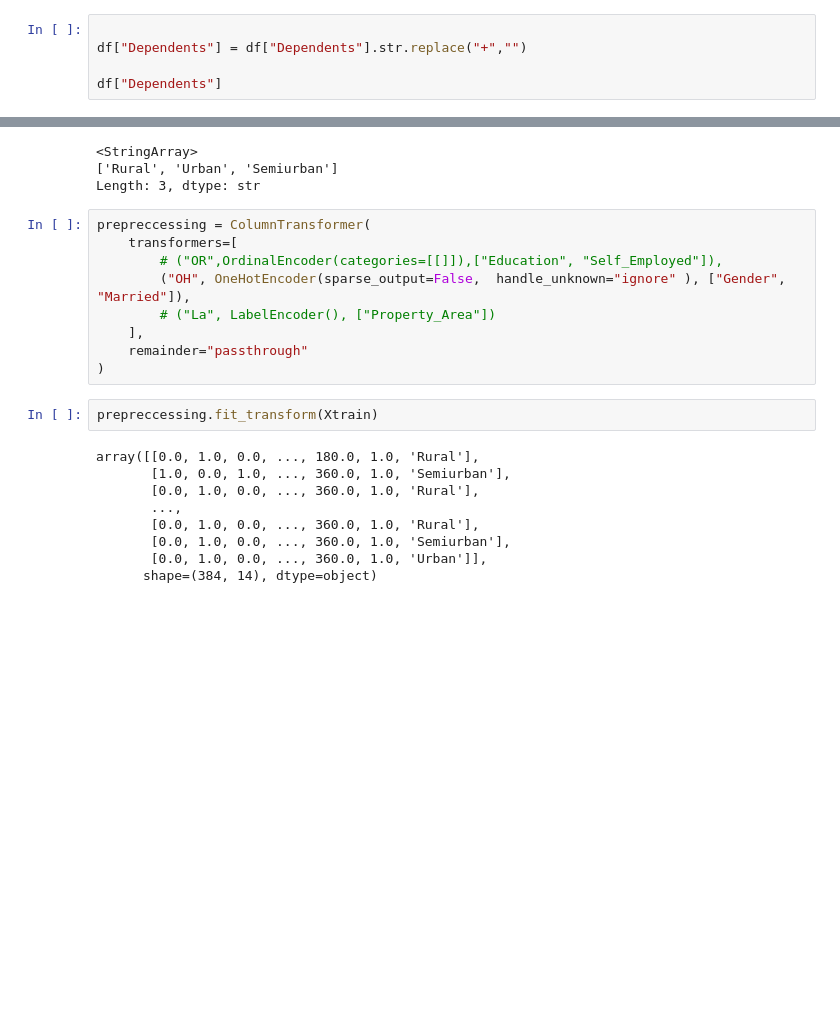
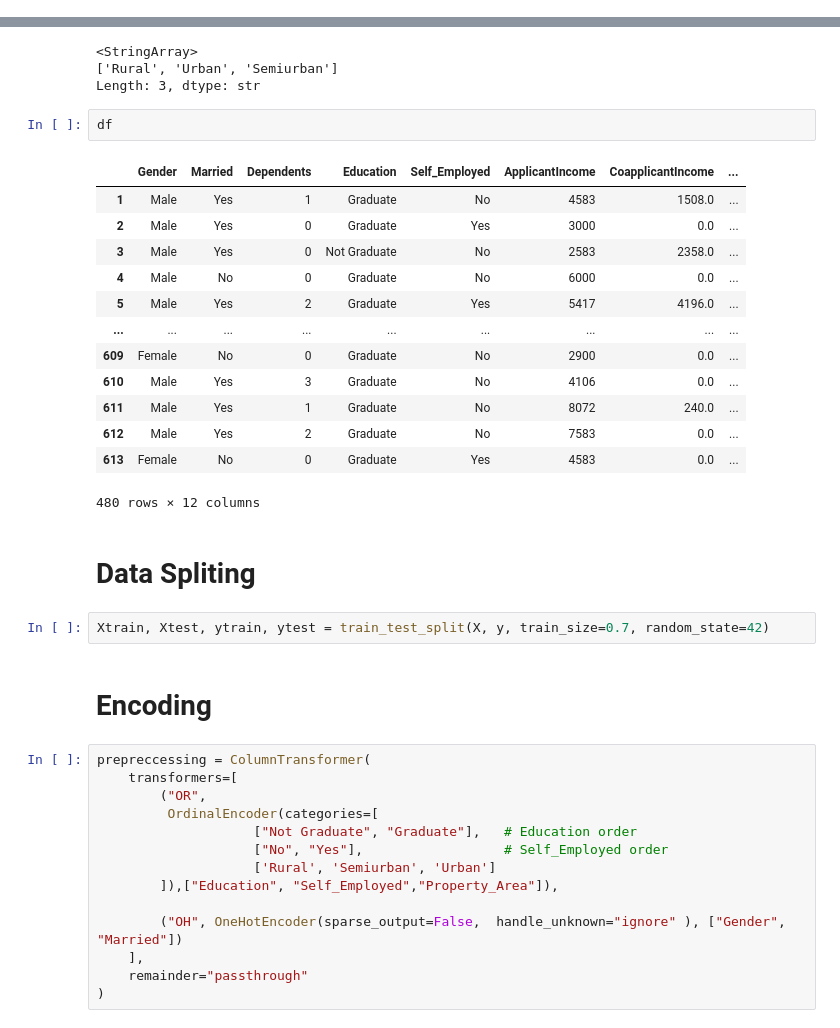
Before and after one commit to MAYURESHWAR-SHIVAPUR/Supervised-Learning, a Jupyter notebook: Classification/4_Random_Forest/Praticle.ipynb, the cells around one changed output, grey strips where cells are left out. Saved outputs shown, nothing was run; the diff lists cells and outputs as text; blank space fills up the shorter version.

```diff
--- a/Classification/4_Random_Forest/Praticle.ipynb
+++ b/Classification/4_Random_Forest/Praticle.ipynb
@@ -90,5 +114,0 @@ Length: 4, dtype: str
-# %%
-
-df["Dependents"] = df["Dependents"].str.replace("+","")
-
-df["Dependents"]
@@ -117,23 +124,39 @@ df["Property_Area"].unique()
 <StringArray>
 ['Rural', 'Urban', 'Semiurban']
 Length: 3, dtype: str
+# %%
+df
+# %% [output]
+|  | Gender | Married | Dependents | Education | Self_Employed | ApplicantIncome | CoapplicantIncome | ... |
+| 1 | Male | Yes | 1 | Graduate | No | 4583 | 1508.0 | ... |
+| 2 | Male | Yes | 0 | Graduate | Yes | 3000 | 0.0 | ... |
+| 3 | Male | Yes | 0 | Not Graduate | No | 2583 | 2358.0 | ... |
+| 4 | Male | No | 0 | Graduate | No | 6000 | 0.0 | ... |
+| 5 | Male | Yes | 2 | Graduate | Yes | 5417 | 4196.0 | ... |
+| ... | ... | ... | ... | ... | ... | ... | ... | ... |
+| 609 | Female | No | 0 | Graduate | No | 2900 | 0.0 | ... |
+| 610 | Male | Yes | 3 | Graduate | No | 4106 | 0.0 | ... |
+| 611 | Male | Yes | 1 | Graduate | No | 8072 | 240.0 | ... |
+| 612 | Male | Yes | 2 | Graduate | No | 7583 | 0.0 | ... |
+| 613 | Female | No | 0 | Graduate | Yes | 4583 | 0.0 | ... |
+480 rows × 12 columns
+# %% [markdown]
+# **Data Spliting**
+# %%
+Xtrain, Xtest, ytrain, ytest = train_test_split(X, y, train_size=0.7, random_state=42)
+# %% [markdown]
+# **Encoding**
 # %%
 prepreccessing = ColumnTransformer(
     transformers=[
-        # ("OR",OrdinalEncoder(categories=[[]]),["Education", "Self_Employed"]),
-        ("OH", OneHotEncoder(sparse_output=False,  handle_unknown="ignore" ), ["Gender", "Married"]),
-        # ("La", LabelEncoder(), ["Property_Area"])
+        ("OR",
+         OrdinalEncoder(categories=[
+                    ["Not Graduate", "Graduate"],   # Education order
+                    ["No", "Yes"],                  # Self_Employed order
+                    ['Rural', 'Semiurban', 'Urban']
+        ]),["Education", "Self_Employed","Property_Area"]),
+
+        ("OH", OneHotEncoder(sparse_output=False,  handle_unknown="ignore" ), ["Gender", "Married"])
     ],
     remainder="passthrough"
 )
-# %%
-prepreccessing.fit_transform(Xtrain)
-# %% [output]
-array([[0.0, 1.0, 0.0, ..., 180.0, 1.0, 'Rural'],
-       [1.0, 0.0, 1.0, ..., 360.0, 1.0, 'Semiurban'],
-       [0.0, 1.0, 0.0, ..., 360.0, 1.0, 'Rural'],
-       ...,
-       [0.0, 1.0, 0.0, ..., 360.0, 1.0, 'Rural'],
-       [0.0, 1.0, 0.0, ..., 360.0, 1.0, 'Semiurban'],
-       [0.0, 1.0, 0.0, ..., 360.0, 1.0, 'Urban']],
-      shape=(384, 14), dtype=object)
```
Also changed, not shown: parts of 26 cells of this notebook, 2 other files.
